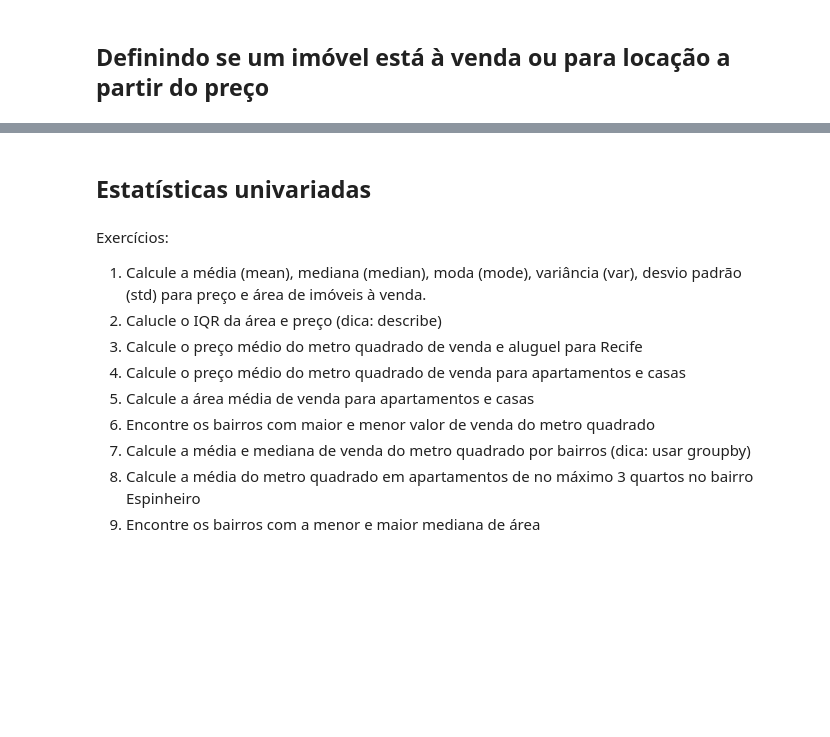
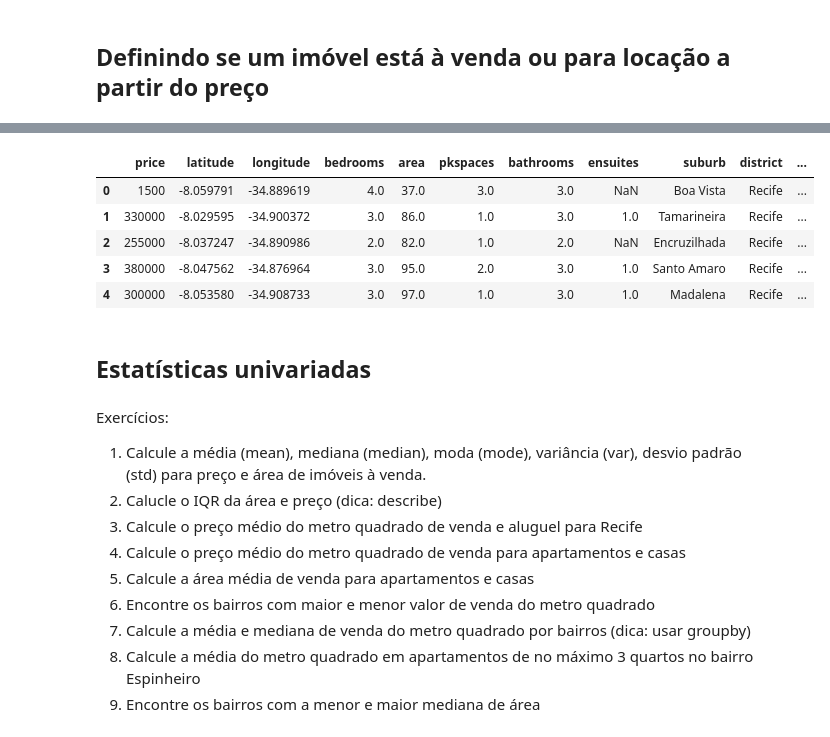
Before and after one commit to ProfLuciano/cd, a Jupyter notebook: notebooks/stats_desc.ipynb, the cells around one changed output, grey strips where cells are left out. Cells and saved outputs as stored; diff of their text form; code cells hidden in the pictures; blank space fills up the shorter version.

```diff
--- a/notebooks/stats_desc.ipynb
+++ b/notebooks/stats_desc.ipynb
@@ -18,9 +33,16 @@ houses[houses['log_price'] > 0]['log_price'].hist()
 # %%
 # Adicionando coluna para aluguel e venda
 houses['operation'] = 'sell'
-houses.loc[(houses['price'] > 100) & (houses['price'] < 30000),'operation'] = 'rent'
+houses.loc[(houses['price'] > 0) & (houses['price'] < 30000),'operation'] = 'rent'
 houses = houses.drop(['log_price'], axis=1)
 houses.head()
+# %% [output]
+|  | price | latitude | longitude | bedrooms | area | pkspaces | bathrooms | ensuites | suburb | district | ... |
+| 0 | 1500 | -8.059791 | -34.889619 | 4.0 | 37.0 | 3.0 | 3.0 | NaN | Boa Vista | Recife | ... |
+| 1 | 330000 | -8.029595 | -34.900372 | 3.0 | 86.0 | 1.0 | 3.0 | 1.0 | Tamarineira | Recife | ... |
+| 2 | 255000 | -8.037247 | -34.890986 | 2.0 | 82.0 | 1.0 | 2.0 | NaN | Encruzilhada | Recife | ... |
+| 3 | 380000 | -8.047562 | -34.876964 | 3.0 | 95.0 | 2.0 | 3.0 | 1.0 | Santo Amaro | Recife | ... |
+| 4 | 300000 | -8.053580 | -34.908733 | 3.0 | 97.0 | 1.0 | 3.0 | 1.0 | Madalena | Recife | ... |
 # %%
 houses.dtypes
 # %% [markdown]
```
Also changed, not shown: parts of 14 cells of this notebook.
